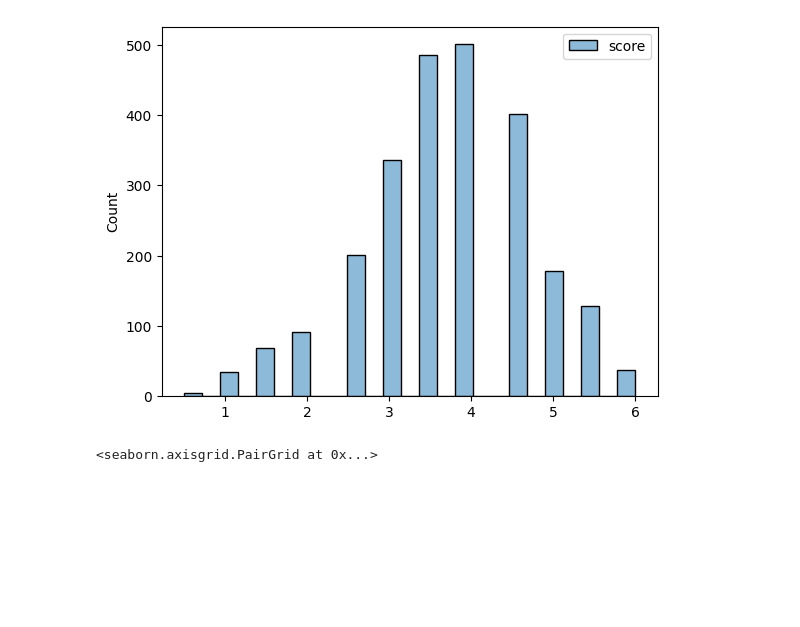
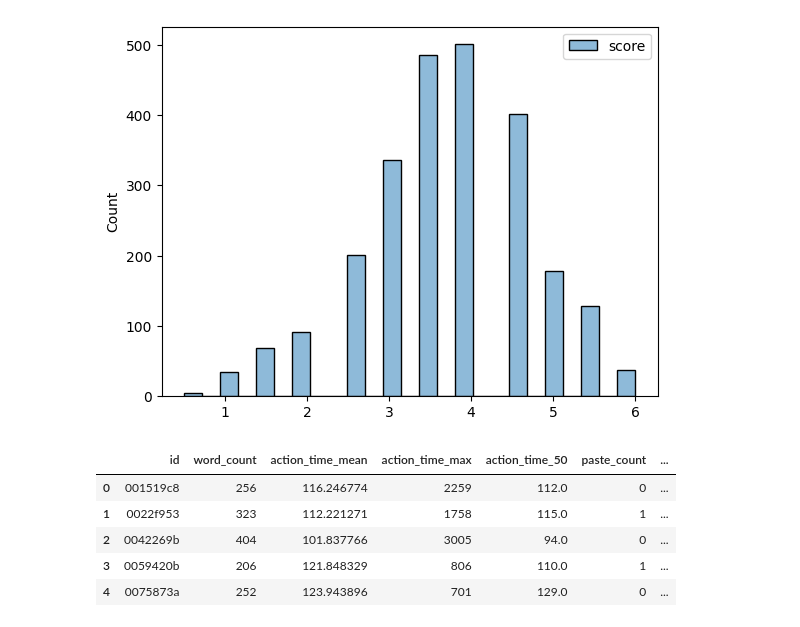
Before and after one commit to nacho692/kaggle, a Jupyter notebook: linking-writing-processes-to-writing-quality/exploration.ipynb, the cells around one changed output. Drawn from its saved outputs; the diff is of its cells as text; code cells hidden in the pictures; blank space fills up the shorter version.

```diff
--- a/linking-writing-processes-to-writing-quality/exploration.ipynb
+++ b/linking-writing-processes-to-writing-quality/exploration.ipynb
@@ -42,9 +101,23 @@ display(testf.head())
 | 3 | 0059420b | 2.0 |
 | 4 | 0075873a | 4.0 |
 [figure]
-# %%
-last_eventsf = trainf.loc[trainf.groupby('id')['event_id'].idxmax()]
-last_eventsf = pd.merge(last_eventsf, testf, on = 'id')
-sns.pairplot(last_eventsf)
-# %% [output]
-<seaborn.axisgrid.PairGrid at 0x...>
+# %%
+summarization_df = trainf.groupby('id').agg(
+    word_count=('word_count', 'max'),
+    action_time_mean=('action_time', 'mean'),
+    action_time_max=('action_time', 'max'),
+    action_time_50=('action_time', 'median'),
+    paste_count=('activity', lambda x: np.count_nonzero(x == 'Paste')),
+    nonproduction_count=('activity', lambda x: np.count_nonzero(x == 'Nonproduction')),
+    nochange_count=('text_change', lambda x: np.count_nonzero(x == 'NoChange')),
+    capslock_count=('down_event', lambda x: np.count_nonzero(x == 'CapsLock')),
+).reset_index()
+summarization_df = pd.merge(summarization_df, testf, on = 'id')
+summarization_df.head()
+# %% [output]
+|  | id | word_count | action_time_mean | action_time_max | action_time_50 | paste_count | ... |
+| 0 | 001519c8 | 256 | 116.246774 | 2259 | 112.0 | 0 | ... |
+| 1 | 0022f953 | 323 | 112.221271 | 1758 | 115.0 | 1 | ... |
+| 2 | 0042269b | 404 | 101.837766 | 3005 | 94.0 | 0 | ... |
+| 3 | 0059420b | 206 | 121.848329 | 806 | 110.0 | 1 | ... |
+| 4 | 0075873a | 252 | 123.943896 | 701 | 129.0 | 0 | ... |
```
Also changed, not shown: parts of 3 cells of this notebook.
